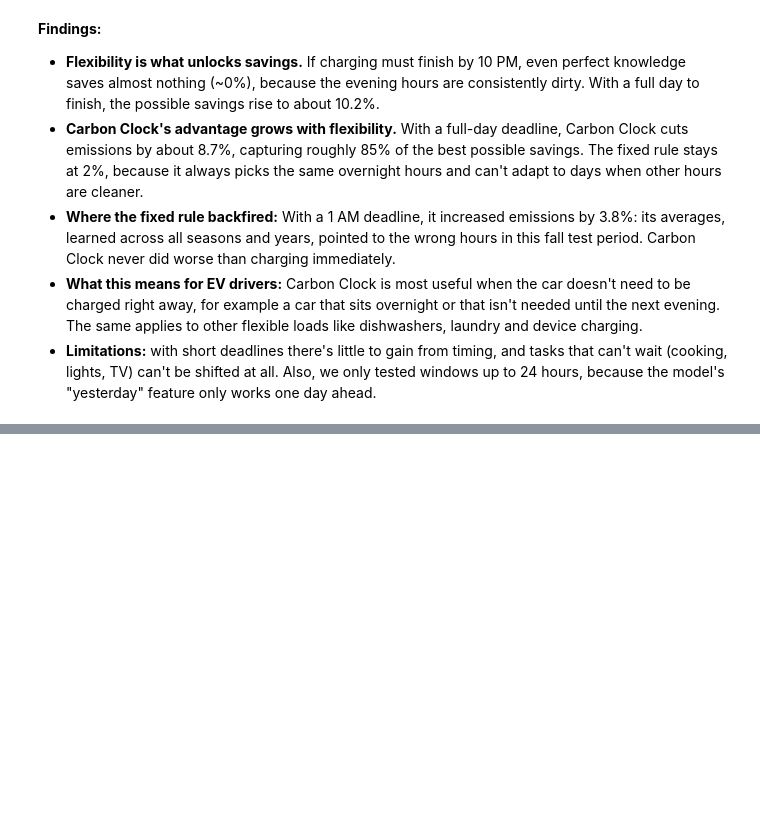
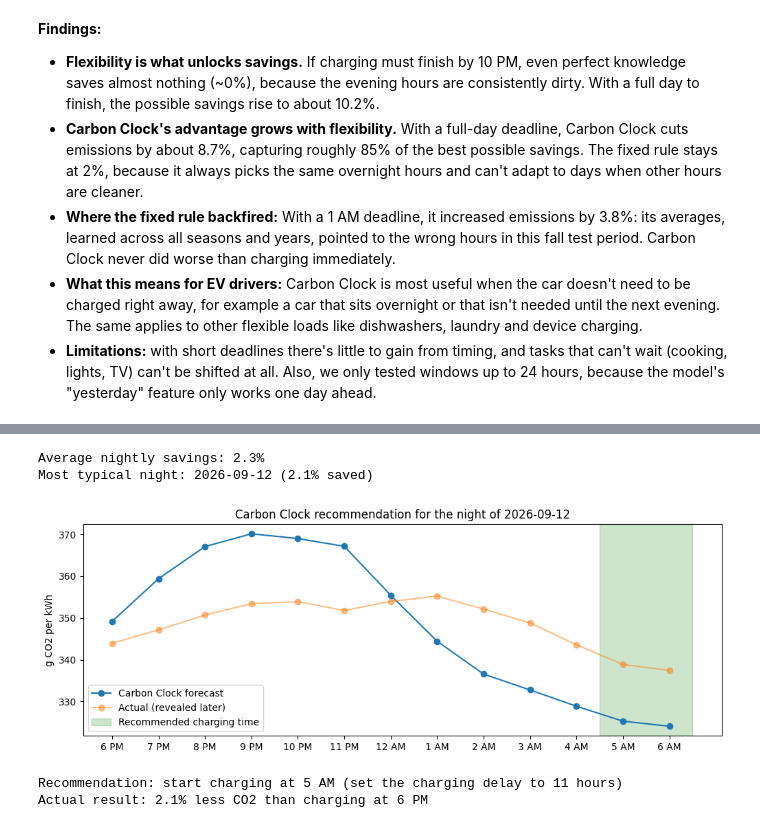
Before and after one commit to drgdlr09/Carbon_Clock, a Jupyter notebook: Carbon_Clock.ipynb, the cells around one changed output, grey strips where cells are left out. Drawn from its saved outputs; the diff is of its cells as text; code cells hidden in the pictures; blank space fills up the shorter version.

Commit message:
Writing demonstration code for a typical night

```diff
--- a/Carbon_Clock.ipynb
+++ b/Carbon_Clock.ipynb
@@ -368,0 +374,35 @@ flex
+# %%
+# Find the night whose Carbon Clock savings are closest to the average (a typical night, not the best one)
+nightly = (wide["Charge immediately (6:00PM)"] - wide["Carbon Clock forecast"]) / wide["Charge immediately (6:00PM)"] * 100
+typical_night = (nightly - nightly.mean()).abs().idxmin()
+print(f"Average nightly savings: {nightly.mean():.1f}%")
+print(f"Most typical night: {typical_night} ({nightly[typical_night]:.1f}% saved)")
+# %% [output]
+Average nightly savings: 2.3%
+Most typical night: 2026-09-12 (2.1% saved)
+# %%
+def recommend(night, window_hours = 13, run_hours = 2):
+    start_time = pd.Timestamp(night, tz = "America/New_York") + pd.Timedelta(hours = 18)
+    window = test.loc[start_time: start_time + pd.Timedelta(hours = window_hours - 1)]
+    start = best_start(window["predicted"].values, run_hours)
+    chosen = window.iloc[start:start + run_hours]
+    labels = window.index.strftime("%-I %p")
+
+    plt.figure(figsize=(12, 4))
+    plt.plot(labels, window["predicted"], marker="o", label="Carbon Clock forecast")
+    plt.plot(labels, window["carbon intensity"], marker="o", alpha=0.5, label="Actual (revealed later)")
+    plt.axvspan(start - 0.5, start + run_hours - 0.5, color="green", alpha=0.2, label="Recommended charging time")
+    plt.title(f"Carbon Clock recommendation for the night of {night}")
+    plt.ylabel("g CO2 per kWh")
+    plt.legend()
+    plt.show()
+
+    print(f"Recommendation: start charging at {chosen.index[0].strftime('%-I %p')} (set the charging delay to {start} hours)")
+    first = window[target].iloc[:run_hours].sum()
+    print(f"Actual result: {(first - chosen[target].sum()) / first:.1%} less CO2 than charging at 6 PM")
+
+recommend(str(typical_night))
+# %% [output]
+[figure, added]
+Recommendation: start charging at 5 AM (set the charging delay to 11 hours)
+Actual result: 2.1% less CO2 than charging at 6 PM
```
Also changed, not shown: parts of 2 cells of this notebook.
